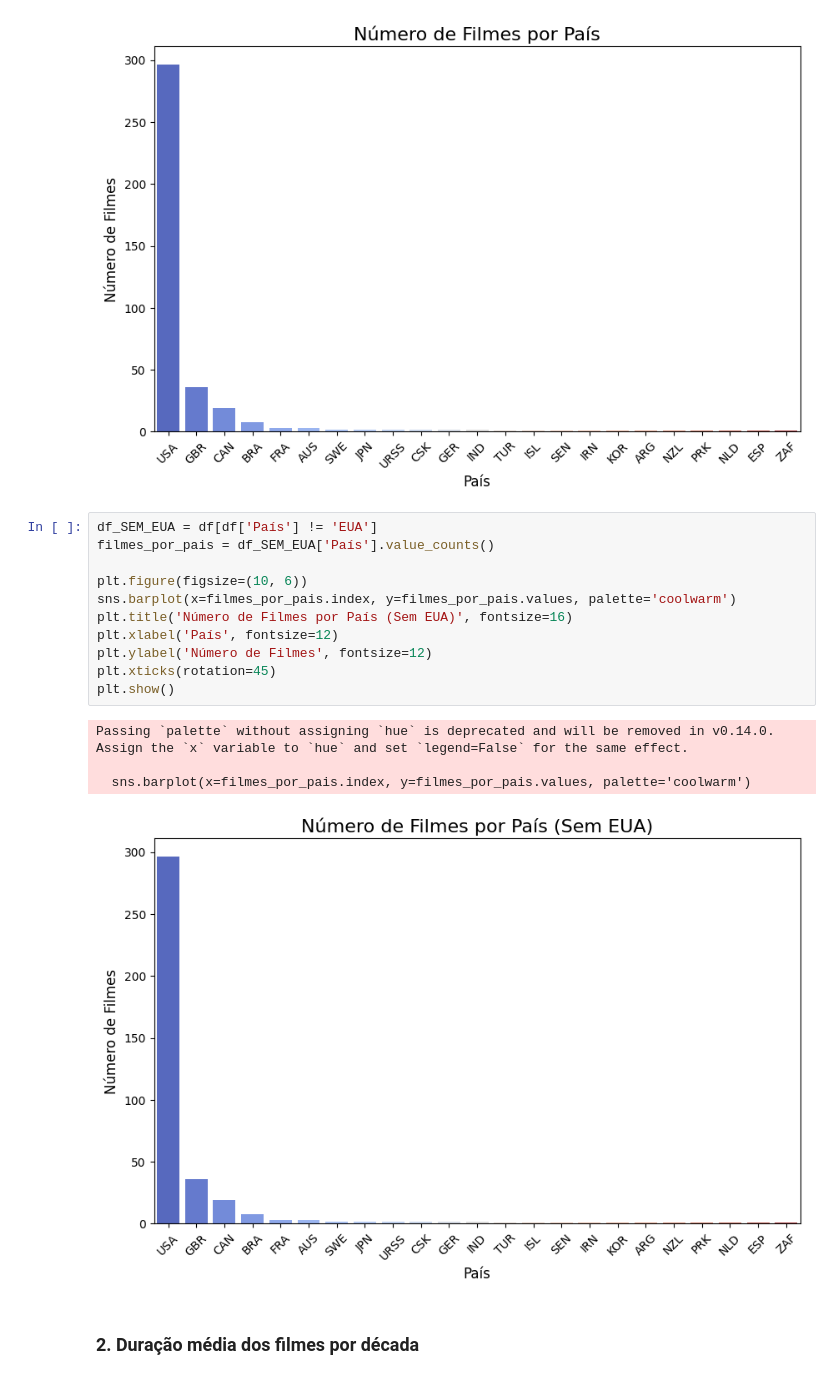
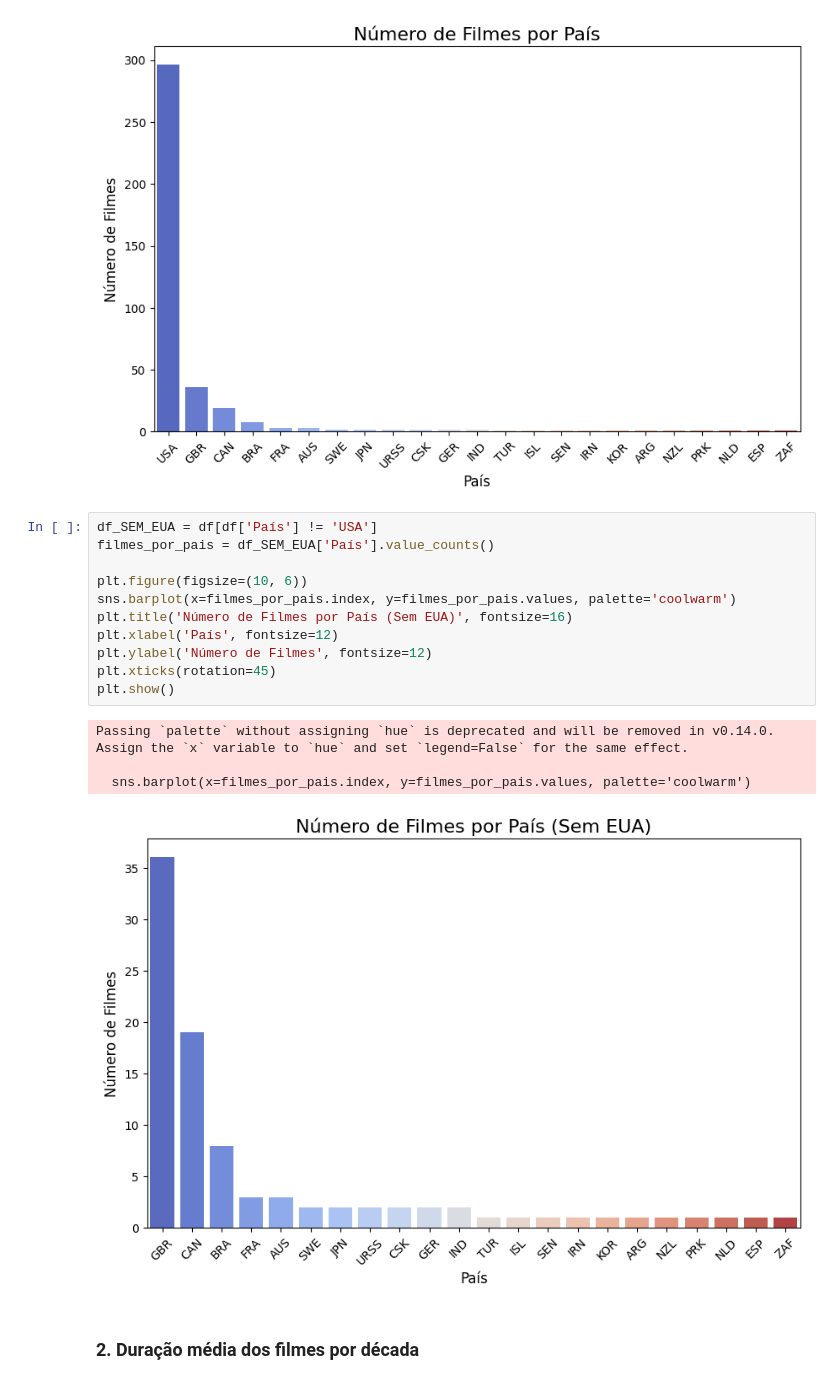
Before and after one commit to Gallicchio-Tavares/Desafio-Filmes, a Jupyter notebook: analise-meus-filmes.ipynb, the cells around one changed output. Cells and saved outputs as stored; diff of their text form.

```diff
--- a/analise-meus-filmes.ipynb
+++ b/analise-meus-filmes.ipynb
@@ -34,21 +34,21 @@ Passing `palette` without assigning `hue` is deprecated and will be removed in v
   sns.barplot(x=filmes_por_pais.index, y=filmes_por_pais.values, palette='coolwarm')
 [figure]
 # %%
-df_SEM_EUA = df[df['País'] != 'EUA']
+df_SEM_EUA = df[df['País'] != 'USA']
 filmes_por_pais = df_SEM_EUA['País'].value_counts()
 
 plt.figure(figsize=(10, 6))
 sns.barplot(x=filmes_por_pais.index, y=filmes_por_pais.values, palette='coolwarm')
 plt.title('Número de Filmes por País (Sem EUA)', fontsize=16)
 plt.xlabel('País', fontsize=12)
 plt.ylabel('Número de Filmes', fontsize=12)
 plt.xticks(rotation=45)
 plt.show()
 # %% [output]
 Passing `palette` without assigning `hue` is deprecated and will be removed in v0.14.0. Assign the `x` variable to `hue` and set `legend=False` for the same effect.
 
   sns.barplot(x=filmes_por_pais.index, y=filmes_por_pais.values, palette='coolwarm')
-[figure, old version]
+[figure, new version]
 # %% [markdown]
 ### 2. Duração média dos filmes por década
 # %%
```
